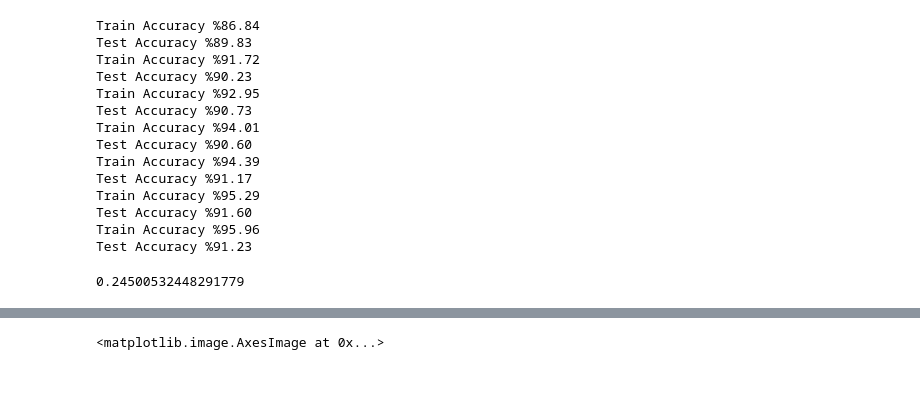
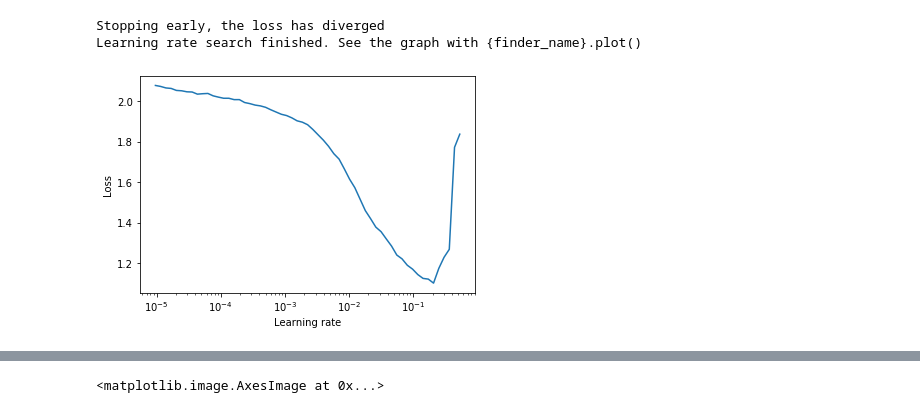
Before and after one commit to abhisingh977/Intel-Image-Classification, a Jupyter notebook: pytorch_classify.ipynb, the cells around one changed output, grey strips where cells are left out. Cells and saved outputs as stored; diff of their text form; code cells hidden in the pictures; blank space fills up the shorter version.

```diff
--- a/pytorch_classify.ipynb
+++ b/pytorch_classify.ipynb
@@ -96,54 +91,0 @@ optimizer=torch.optim.Adam(model.classifier.parameters(),lr=0.0001)
-# %%
-trainlosses = []
-testlosses = []
-for e in range(7):
-    trainloss = 0
-    traintotal = 0
-    trainsuccessful = 0
-    for traininput, trainlabel in trainloader:
-        traininputs, trainlabels = traininput.to(device), trainlabel.to(device)
-        optimizer.zero_grad()
-        trainpredictions = model(traininputs)
-        _, trainpredict = torch.max(trainpredictions.data, 1)
-        loss = criterion(trainpredictions, trainlabels)
-        loss.backward()
-        optimizer.step()
-        trainloss += loss.item()
-        traintotal += trainlabels.size(0)
-        trainsuccessful += (trainpredict == trainlabels).sum().item()
-    else:
-        testlos
-
-
-
-        s = 0
-        testtotal = 0
-        testsuccessful = 0
-        with torch.no_grad():
-            for testinput, testlabel in testloader:
-                testinputs, testlabels = testinput.to(device), testlabel.to(device)
-                testpredictions = model(testinputs)
-                _, testpredict = torch.max(testpredictions.data, 1)
-                tloss = criterion(testpredictions, testlabels)
-                testloss += tloss.item()
-                testtotal += testlabels.size(0)
-                testsuccessful += (testpredict == testlabels).sum().item()
-        trainlosses.append(trainloss/len(trainloader))
-        testlosses.append(testloss/len(testloader))
-        print('Train Accuracy %{:.2f}'.format(100*trainsuccessful/traintotal))
-        print('Test Accuracy %{:.2f}'.format(100*testsuccessful/testtotal))
-# %% [output]
-Train Accuracy %86.84
-Test Accuracy %89.83
-Train Accuracy %91.72
-Test Accuracy %90.23
-Train Accuracy %92.95
-Test Accuracy %90.73
-Train Accuracy %94.01
-Test Accuracy %90.60
-Train Accuracy %94.39
-Test Accuracy %91.17
-Train Accuracy %95.29
-Test Accuracy %91.60
-Train Accuracy %95.96
-Test Accuracy %91.23
@@ -152,4 +91,0 @@ Test Accuracy %91.23
-# %%
-loss.item()
-# %% [output]
-0.24500532448291779
@@ -157,0 +92,9 @@ import matplotlib.pyplot as plt
+# %%
+lr_finder = LRFinder(model, optimizer, criterion, device="cuda")
+lr_finder.range_test(trainloader, end_lr=150, num_iter=100)
+lr_finder.plot() # to inspect the loss-learning rate graph
+lr_finder.reset() # to reset the model and optimizer to their initial state
+# %% [output]
+Stopping early, the loss has diverged
+Learning rate search finished. See the graph with {finder_name}.plot()
+[figure, added]
```
Also changed, not shown: parts of 46 cells of this notebook.
